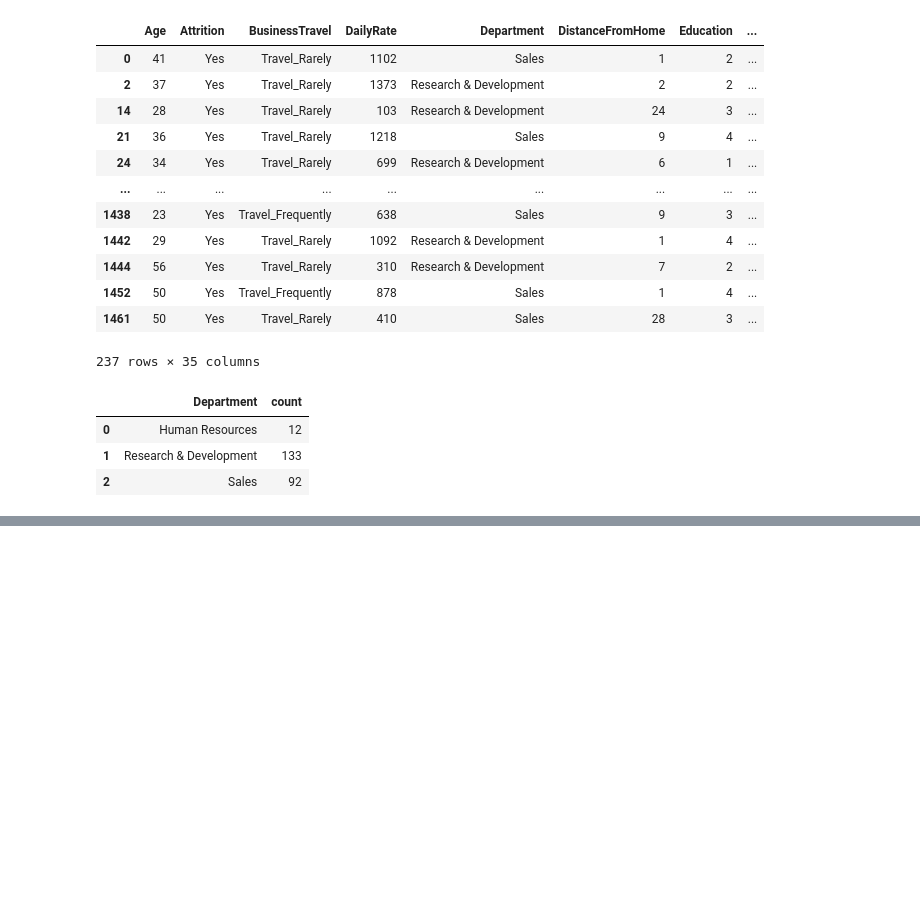
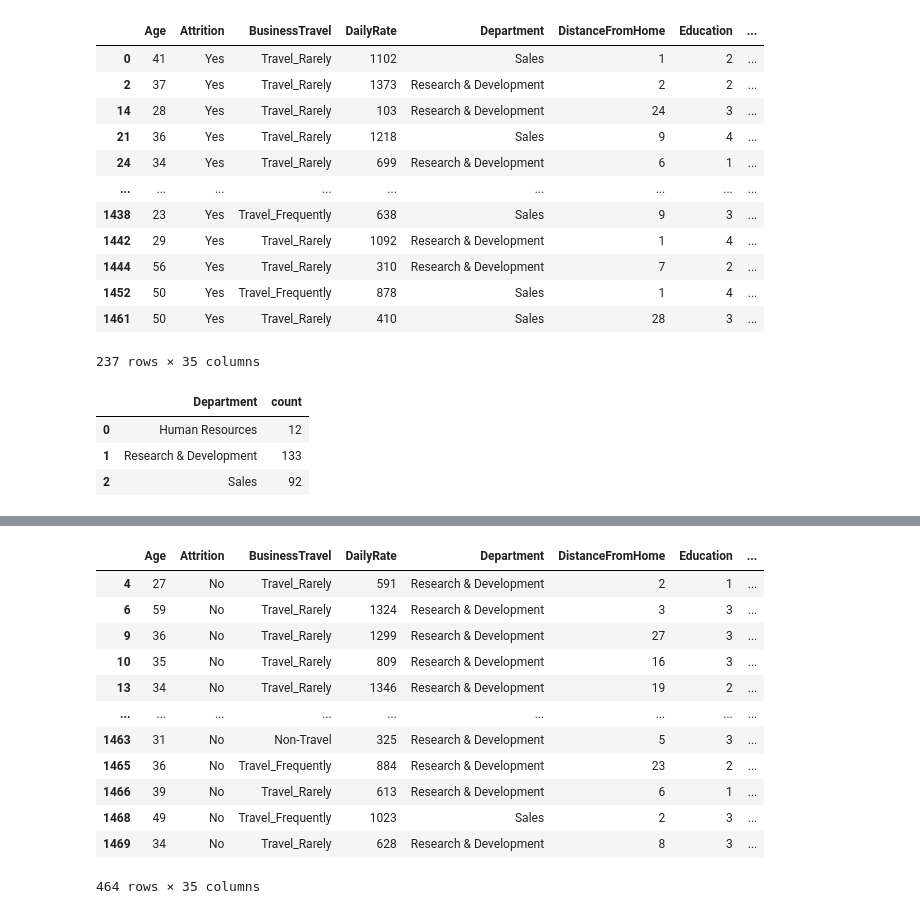
Before and after one commit to Devendrakumawat8089/pandas, a Jupyter notebook: 23_March.ipynb, the cells around one changed output, grey strips where cells are left out. Cells and saved outputs as stored; diff of their text form; code cells hidden in the pictures; blank space fills up the shorter version.

Commit message:
23_March Withe the Attrition.csv Data Set Work all Code Here

```diff
--- a/23_March.ipynb
+++ b/23_March.ipynb
@@ -92,3 +92,22 @@ fig.update_layout(title = "Attrition by Department")
 # %% [output]
 ValueError: Mime type rendering requires nbformat>=4.2.0 but it is not installed
 [interactive output not drawn]
+# %%
+d = pd.read_csv('Attrition.csv')
+# %%
+attr_f = d[d['EducationField']=='Medical']
+attr_f
+# %% [output]
+|  | Age | Attrition | BusinessTravel | DailyRate | Department | DistanceFromHome | Education | ... |
+| 4 | 27 | No | Travel_Rarely | 591 | Research & Development | 2 | 1 | ... |
+| 6 | 59 | No | Travel_Rarely | 1324 | Research & Development | 3 | 3 | ... |
+| 9 | 36 | No | Travel_Rarely | 1299 | Research & Development | 27 | 3 | ... |
+| 10 | 35 | No | Travel_Rarely | 809 | Research & Development | 16 | 3 | ... |
+| 13 | 34 | No | Travel_Rarely | 1346 | Research & Development | 19 | 2 | ... |
+| ... | ... | ... | ... | ... | ... | ... | ... | ... |
+| 1463 | 31 | No | Non-Travel | 325 | Research & Development | 5 | 3 | ... |
+| 1465 | 36 | No | Travel_Frequently | 884 | Research & Development | 23 | 2 | ... |
+| 1466 | 39 | No | Travel_Rarely | 613 | Research & Development | 6 | 1 | ... |
+| 1468 | 49 | No | Travel_Frequently | 1023 | Sales | 2 | 3 | ... |
+| 1469 | 34 | No | Travel_Rarely | 628 | Research & Development | 8 | 3 | ... |
+464 rows × 35 columns
```
Also changed, not shown: parts of 4 cells of this notebook.
